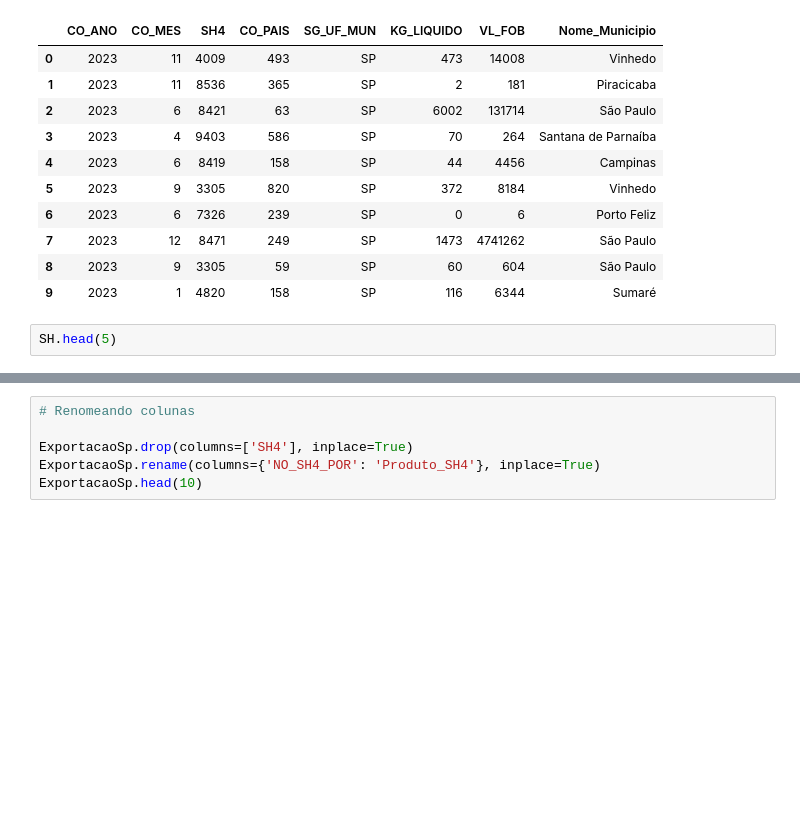
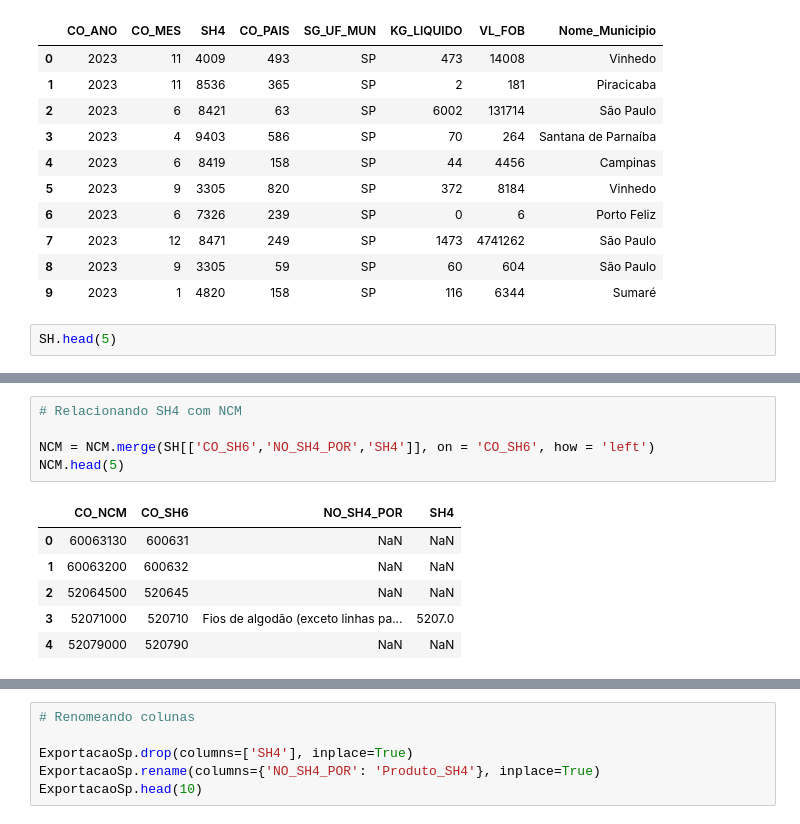
Before and after one commit to Lucasdz-7/Projeto-Integrador-1, a Jupyter notebook: CódigoProjeto.ipynb, the cells around one changed output, grey strips where cells are left out. Drawn from its saved outputs; the diff is of its cells as text; blank space fills up the shorter version.

```diff
--- a/CódigoProjeto.ipynb
+++ b/CódigoProjeto.ipynb
@@ -122,0 +140,12 @@ SH.head(5)
+# %%
+# Relacionando SH4 com NCM
+
+NCM = NCM.merge(SH[['CO_SH6','NO_SH4_POR','SH4']], on = 'CO_SH6', how = 'left')
+NCM.head(5)
+# %% [output]
+|  | CO_NCM | CO_SH6 | NO_SH4_POR | SH4 |
+| 0 | 60063130 | 600631 | NaN | NaN |
+| 1 | 60063200 | 600632 | NaN | NaN |
+| 2 | 52064500 | 520645 | NaN | NaN |
+| 3 | 52071000 | 520710 | Fios de algodão (exceto linhas pa... | 5207.0 |
+| 4 | 52079000 | 520790 | NaN | NaN |
```
Also changed, not shown: parts of 7 cells of this notebook.
